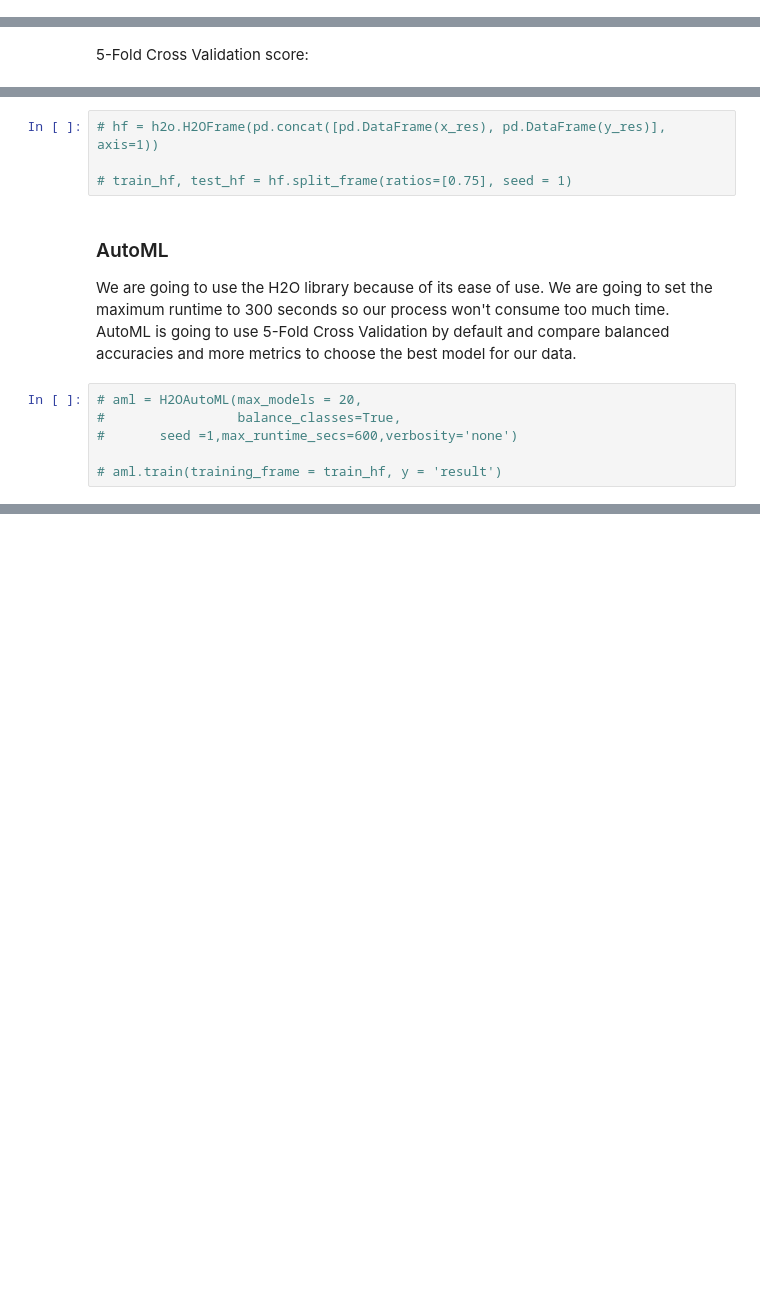
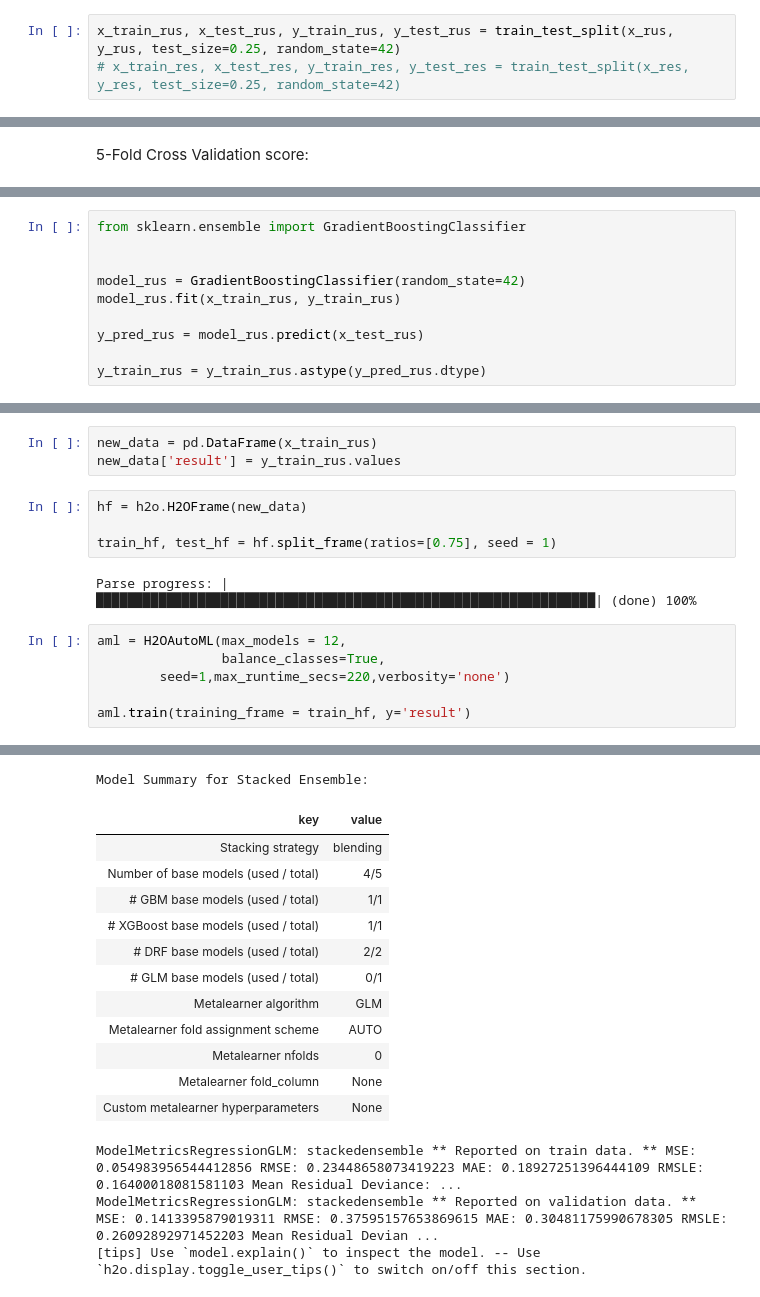
Before and after one commit to sezaiufuk/Predicting_Result_of_Shots_in_La_Liga, a Jupyter notebook: main.ipynb, the cells around one changed output, grey strips where cells are left out. Saved outputs shown, nothing was run; the diff lists cells and outputs as text; blank space fills up the shorter version.

```diff
--- a/main.ipynb
+++ b/main.ipynb
@@ -198 +210,4 @@ Name: count, dtype: int64
+# %%
+x_train_rus, x_test_rus, y_train_rus, y_test_rus = train_test_split(x_rus, y_rus, test_size=0.25, random_state=42)
+# x_train_res, x_test_res, y_train_res, y_test_res = train_test_split(x_res, y_res, test_size=0.25, random_state=42)
 # %% [markdown]
@@ -221,0 +231,10 @@ y_train = y_train.astype(y_pred.dtype)
+# %%
+from sklearn.ensemble import GradientBoostingClassifier
+
+
+model_rus = GradientBoostingClassifier(random_state=42)
+model_rus.fit(x_train_rus, y_train_rus)
+
+y_pred_rus = model_rus.predict(x_test_rus)
+
+y_train_rus = y_train_rus.astype(y_pred_rus.dtype)
@@ -312,17 +293,19 @@ Checking whether there is an H2O instance running at http://localhost:54321. con
 | H2O_connection_proxy: | {"http": null, "https": null} |
 | H2O_internal_security: | False |
 | Python_version: | 3.11.9 final |
+# %%
+new_data = pd.DataFrame(x_train_rus)
+new_data['result'] = y_train_rus.values
 # %%
-# hf = h2o.H2OFrame(pd.concat([pd.DataFrame(x_res), pd.DataFrame(y_res)], axis=1))
+hf = h2o.H2OFrame(new_data)
 
-# train_hf, test_hf = hf.split_frame(ratios=[0.75], seed = 1)
+train_hf, test_hf = hf.split_frame(ratios=[0.75], seed = 1)
+# %% [output]
+Parse progress: |████████████████████████████████████████████████████████████████| (done) 100%
-# %% [markdown]
-### AutoML
-
-We are going to use the H2O library because of its ease of use. We are going to set the maximum runtime to 300 seconds so our process won't consume too much time. AutoML is going to use 5-Fold Cross Validation by default and compare balanced accuracies and more metrics to choose the best model for our data.
 # %%
-# aml = H2OAutoML(max_models = 20,
-#                 balance_classes=True,
-# 		seed =1,max_runtime_secs=600,verbosity='none')
+aml = H2OAutoML(max_models = 12,
+                balance_classes=True,
+		seed=1,max_runtime_secs=220,verbosity='none')
 
-# aml.train(training_frame = train_hf, y = 'result')
+aml.train(training_frame = train_hf, y='result')
+# %% [output]
@@ -328,0 +314,16 @@ We are going to use the H2O library because of its ease of use. We are going to
+Model Summary for Stacked Ensemble:
+| key | value |
+| Stacking strategy | blending |
+| Number of base models (used / total) | 4/5 |
+| # GBM base models (used / total) | 1/1 |
+| # XGBoost base models (used / total) | 1/1 |
+| # DRF base models (used / total) | 2/2 |
+| # GLM base models (used / total) | 0/1 |
+| Metalearner algorithm | GLM |
+| Metalearner fold assignment scheme | AUTO |
+| Metalearner nfolds | 0 |
+| Metalearner fold_column | None |
+| Custom metalearner hyperparameters | None |
+ModelMetricsRegressionGLM: stackedensemble ** Reported on train data. ** MSE: 0.054983956544412856 RMSE: 0.23448658073419223 MAE: 0.18927251396444109 RMSLE: 0.16400018081581103 Mean Residual Deviance: ...
+ModelMetricsRegressionGLM: stackedensemble ** Reported on validation data. ** MSE: 0.1413395879019311 RMSE: 0.37595157653869615 MAE: 0.30481175990678305 RMSLE: 0.26092892971452203 Mean Residual Devian ...
+[tips] Use `model.explain()` to inspect the model. -- Use `h2o.display.toggle_user_tips()` to switch on/off this section.
```
Also changed, not shown: parts of 64 cells of this notebook.
